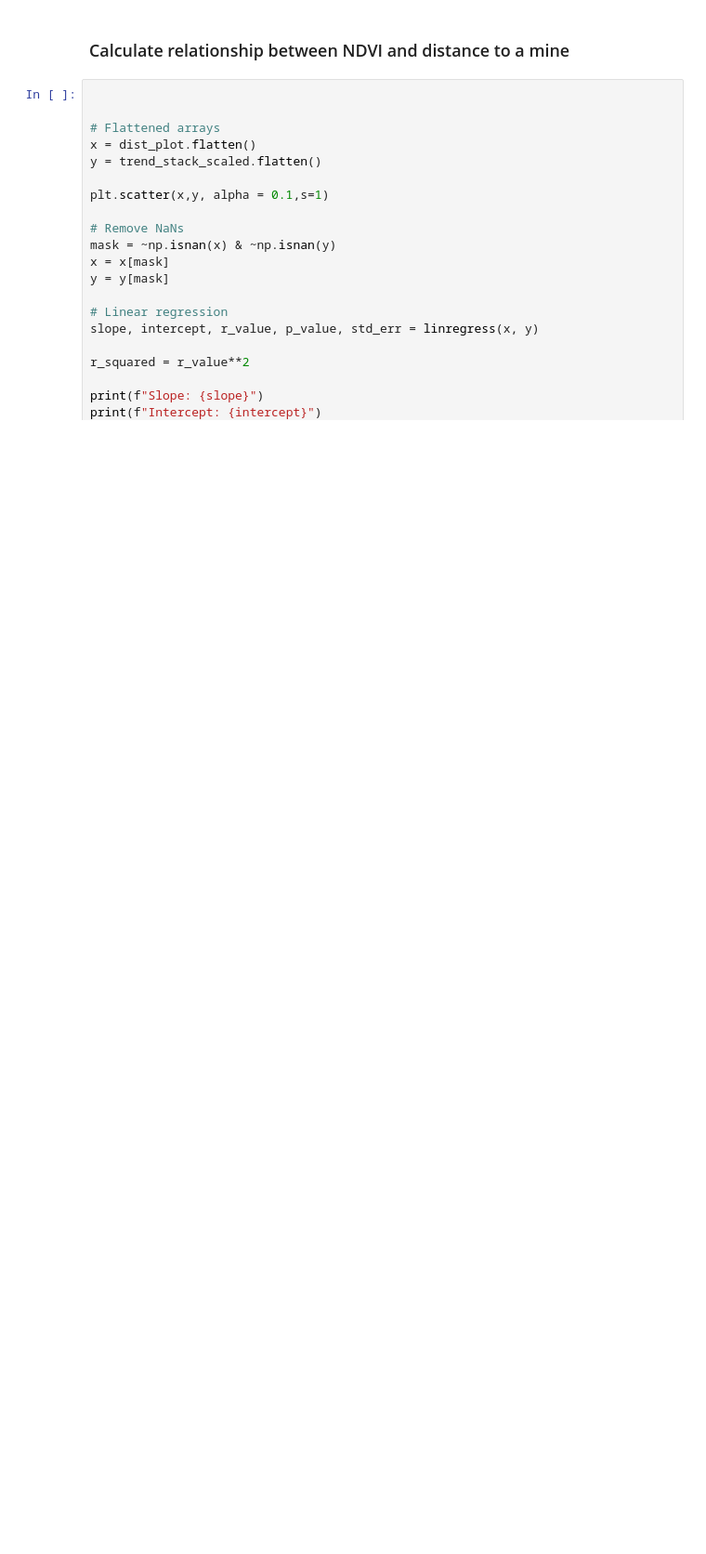
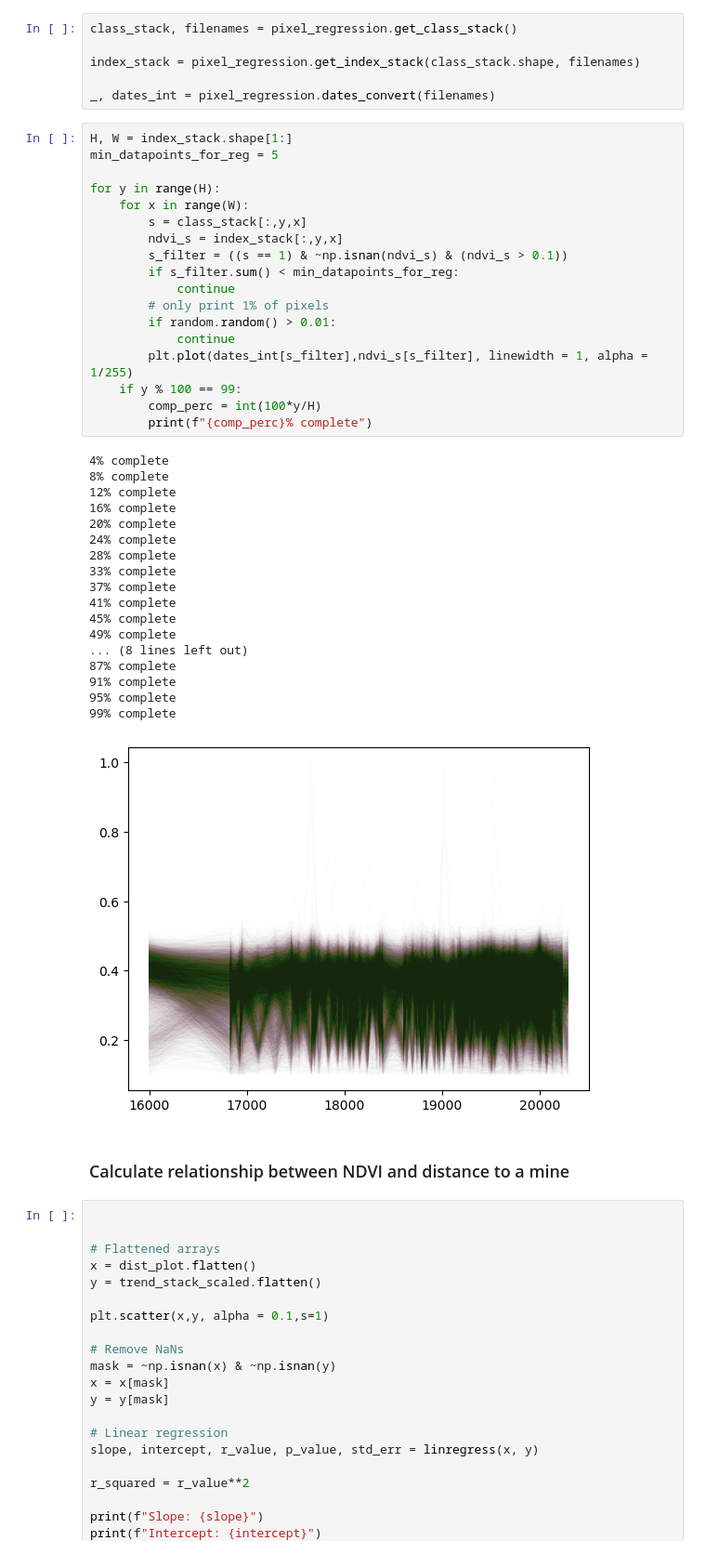
Before and after one commit to alterandos/wedabaywatch, a Jupyter notebook: pixel_regression.ipynb, the cells around one changed output. Shown at 93% size. Cells and saved outputs as stored; diff of their text form; blank space fills up the shorter version.

```diff
--- a/pixel_regression.ipynb
+++ b/pixel_regression.ipynb
@@ -38,3 +67,46 @@ trend_stack, intercept_stack, dist_plot = pixel_regression.pixel_regression(inde
+# %%
+class_stack, filenames = pixel_regression.get_class_stack()
+
+index_stack = pixel_regression.get_index_stack(class_stack.shape, filenames)
+
+_, dates_int = pixel_regression.dates_convert(filenames)
+# %%
+H, W = index_stack.shape[1:]
+min_datapoints_for_reg = 5
+
+for y in range(H):
+    for x in range(W):
+        s = class_stack[:,y,x]
+        ndvi_s = index_stack[:,y,x]
+        s_filter = ((s == 1) & ~np.isnan(ndvi_s) & (ndvi_s > 0.1))
+        if s_filter.sum() < min_datapoints_for_reg:
+            continue
+        # only print 1% of pixels
+        if random.random() > 0.01:
+            continue
+        plt.plot(dates_int[s_filter],ndvi_s[s_filter], linewidth = 1, alpha = 1/255)
+    if y % 100 == 99:
+        comp_perc = int(100*y/H)
+        print(f"{comp_perc}% complete")
+# %% [output]
+4% complete
+8% complete
+12% complete
+16% complete
+20% complete
+24% complete
+28% complete
+33% complete
+37% complete
+41% complete
+45% complete
+49% complete
+... (8 lines left out)
+87% complete
+91% complete
+95% complete
+99% complete
+[figure, added]
 # %% [markdown]
 ### Calculate relationship between NDVI and distance to a mine
 # %%
```
Also changed, not shown: parts of 3 cells of this notebook, 1 other file.
